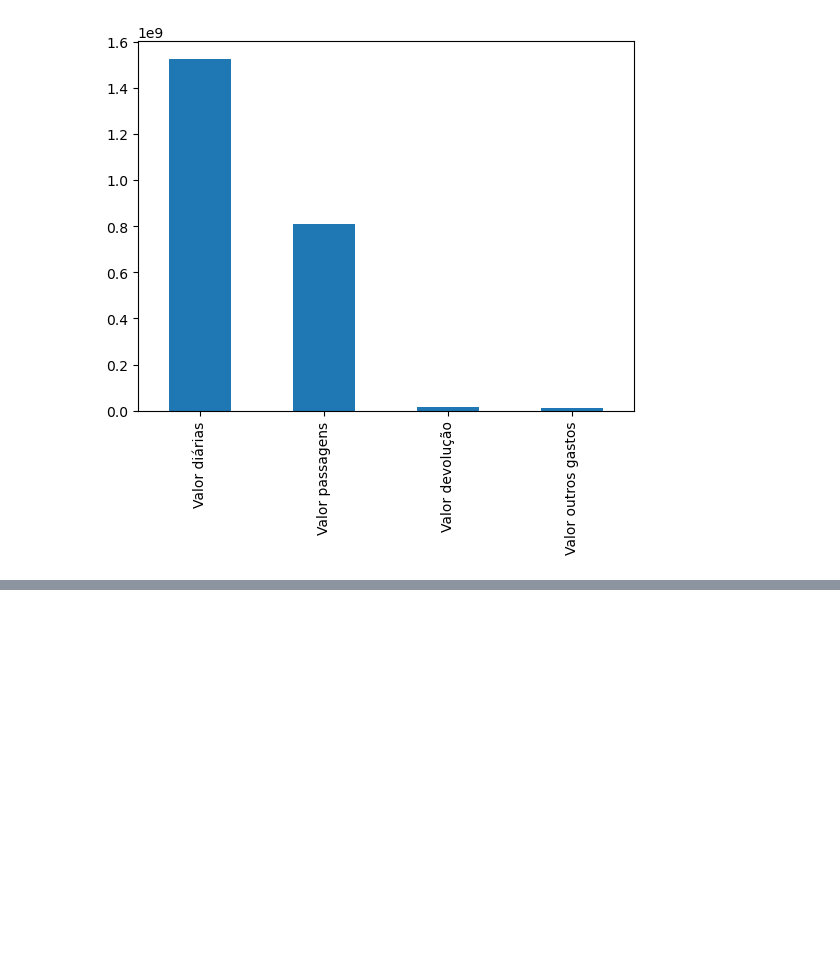
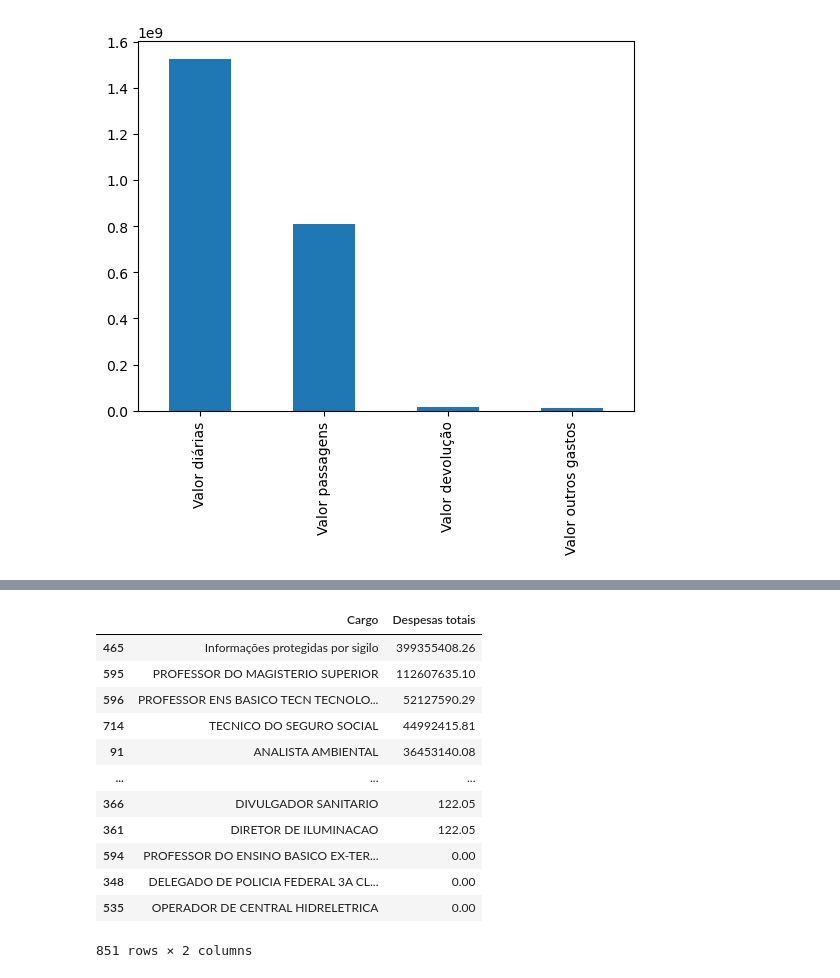
Before and after one commit to fhaelmarinho/analise_de_dados-portal_da_tranparencia, a Jupyter notebook: Governo Federal - Analise Dados de Viagem.ipynb, the cells around one changed output, grey strips where cells are left out. Cells and saved outputs as stored; diff of their text form; code cells hidden in the pictures; blank space fills up the shorter version.

```diff
--- a/Governo Federal - Analise Dados de Viagem.ipynb
+++ b/Governo Federal - Analise Dados de Viagem.ipynb
@@ -114,0 +121,17 @@ df_viagens[['Valor diárias', 'Valor passagens', 'Valor devolução', 'Valor out
+# %%
+pd.set_option('display.float_format', '{:.2f}'.format)
+df_viagens.groupby('Cargo')['Despesas totais'].sum().reset_index().sort_values(by='Despesas totais', ascending=False)
+# %% [output]
+|  | Cargo | Despesas totais |
+| 465 | Informações protegidas por sigilo | 399355408.26 |
+| 595 | PROFESSOR DO MAGISTERIO SUPERIOR | 112607635.10 |
+| 596 | PROFESSOR ENS BASICO TECN TECNOLO... | 52127590.29 |
+| 714 | TECNICO DO SEGURO SOCIAL | 44992415.81 |
+| 91 | ANALISTA AMBIENTAL | 36453140.08 |
+| ... | ... | ... |
+| 366 | DIVULGADOR SANITARIO | 122.05 |
+| 361 | DIRETOR DE ILUMINACAO | 122.05 |
+| 594 | PROFESSOR DO ENSINO BASICO EX-TER... | 0.00 |
+| 348 | DELEGADO DE POLICIA FEDERAL 3A CL... | 0.00 |
+| 535 | OPERADOR DE CENTRAL HIDRELETRICA | 0.00 |
+851 rows × 2 columns
```
Also changed, not shown: parts of 8 cells of this notebook.
